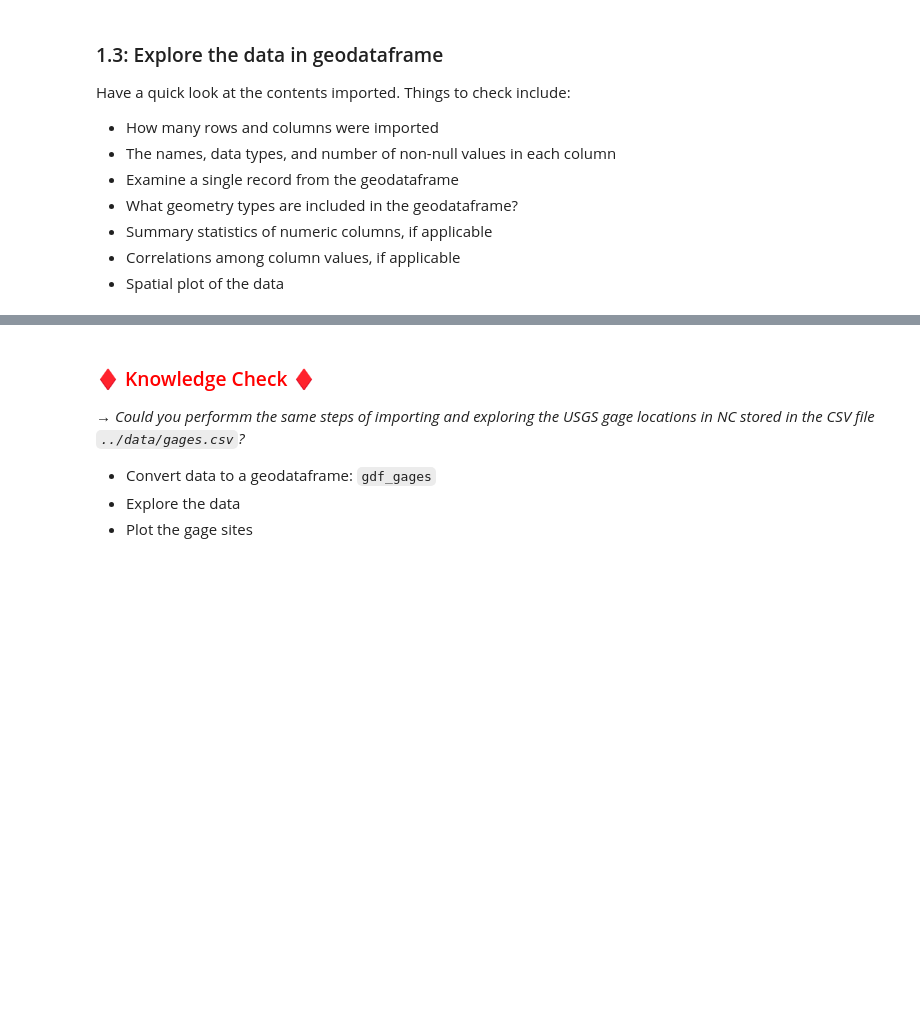
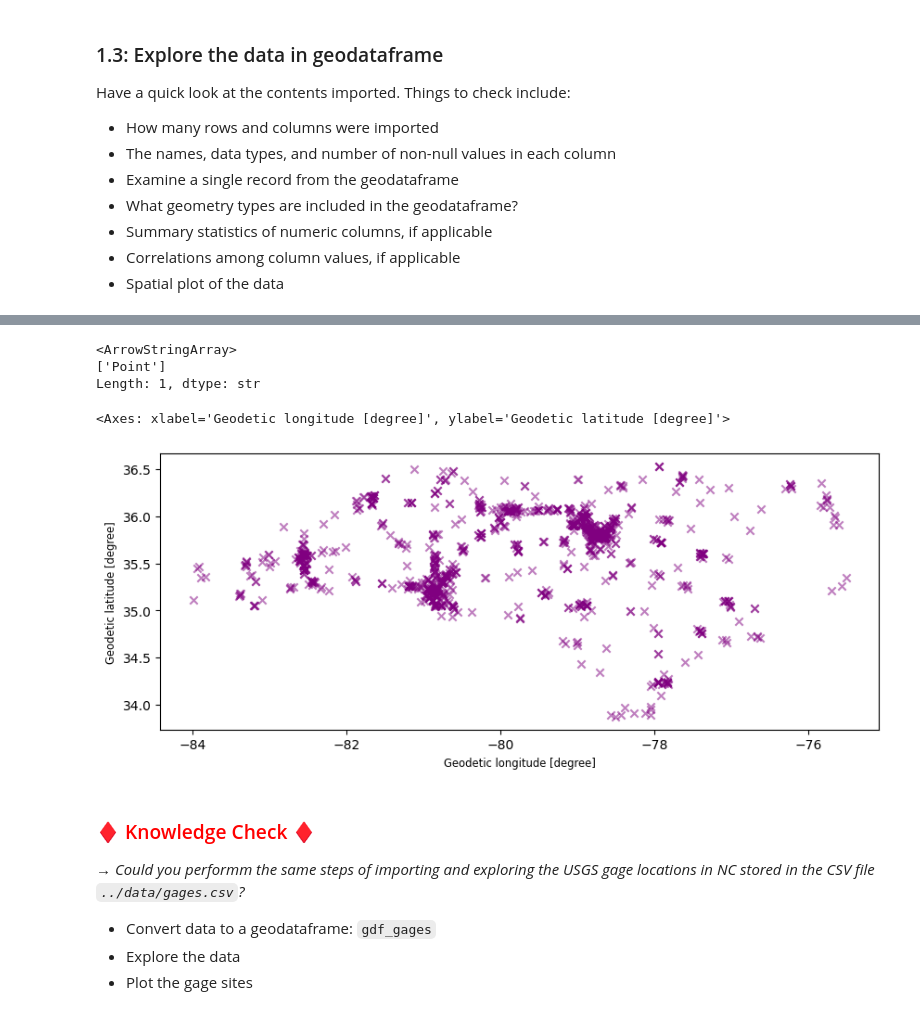
Before and after one commit to sarahj-hall/SpatialDataFrames, a Jupyter notebook: lessons/2a-Spatial-analysis-with-GeoPandas.ipynb, the cells around one changed output, grey strips where cells are left out. Cells and saved outputs as stored; diff of their text form; code cells hidden in the pictures; blank space fills up the shorter version.

```diff
--- a/lessons/2a-Spatial-analysis-with-GeoPandas.ipynb
+++ b/lessons/2a-Spatial-analysis-with-GeoPandas.ipynb
@@ -69,13 +69,15 @@ As done in a previous notebook, we want to:
 * Create a geodataframe from the components.
 # %%
 #Read in charging stations CSV, convert to geodataframe
-df =
+df = pd.read_csv('../data/NC_Charging_Stations.csv')
 
 #Create the geoseries from the X and Y columns
-geom =
+geom = gpd.points_from_xy(x = df['Longitude'], y = df['Latitude'])
 
 #Convert to a geodataframe, setting the CRS to WGS 84 (wkid=4326)
-gdf_stations_all =
+gdf_stations_all = gpd.GeoDataFrame( data = df,
+                                    geometry=geom,
+                                    crs = 'EPSG:4326')
 # %% [markdown]
 ### 1.3: Explore the data in geodataframe
 Have a quick look at the contents imported. Things to check include:
@@ -95,2 +134,7 @@ Have a quick look at the contents imported. Things to check include:
 # %%
 #Reveal the geometry type(s) contained inthe geodataframae
+gdf_stations_all.type.unique()
+# %% [output]
+<ArrowStringArray>
+['Point']
+Length: 1, dtype: str
@@ -99,3 +141,9 @@ Have a quick look at the contents imported. Things to check include:
+# %%
+#Plot the data
+gdf_stations_all.plot(color = 'purple', marker = 'x', alpha = 0.5, figsize=(10,5))
+# %% [output]
+<Axes: xlabel='Geodetic longitude [degree]', ylabel='Geodetic latitude [degree]'>
+[figure, added]
 # %% [markdown]
 <H3 style="color:red">♦ Knowledge Check ♦</H3>
 
```
Also changed, not shown: parts of 61 cells of this notebook, 1 other file.
